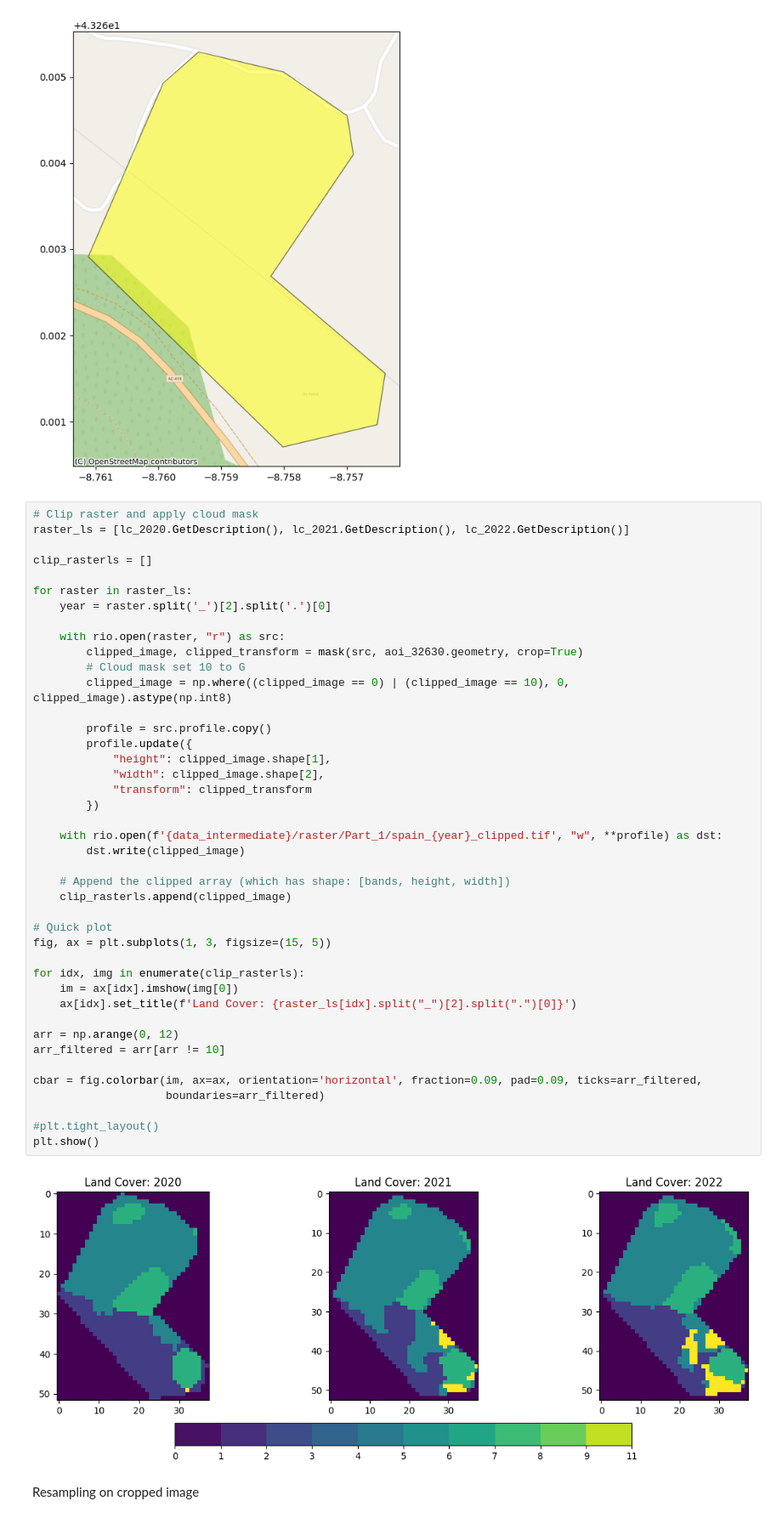
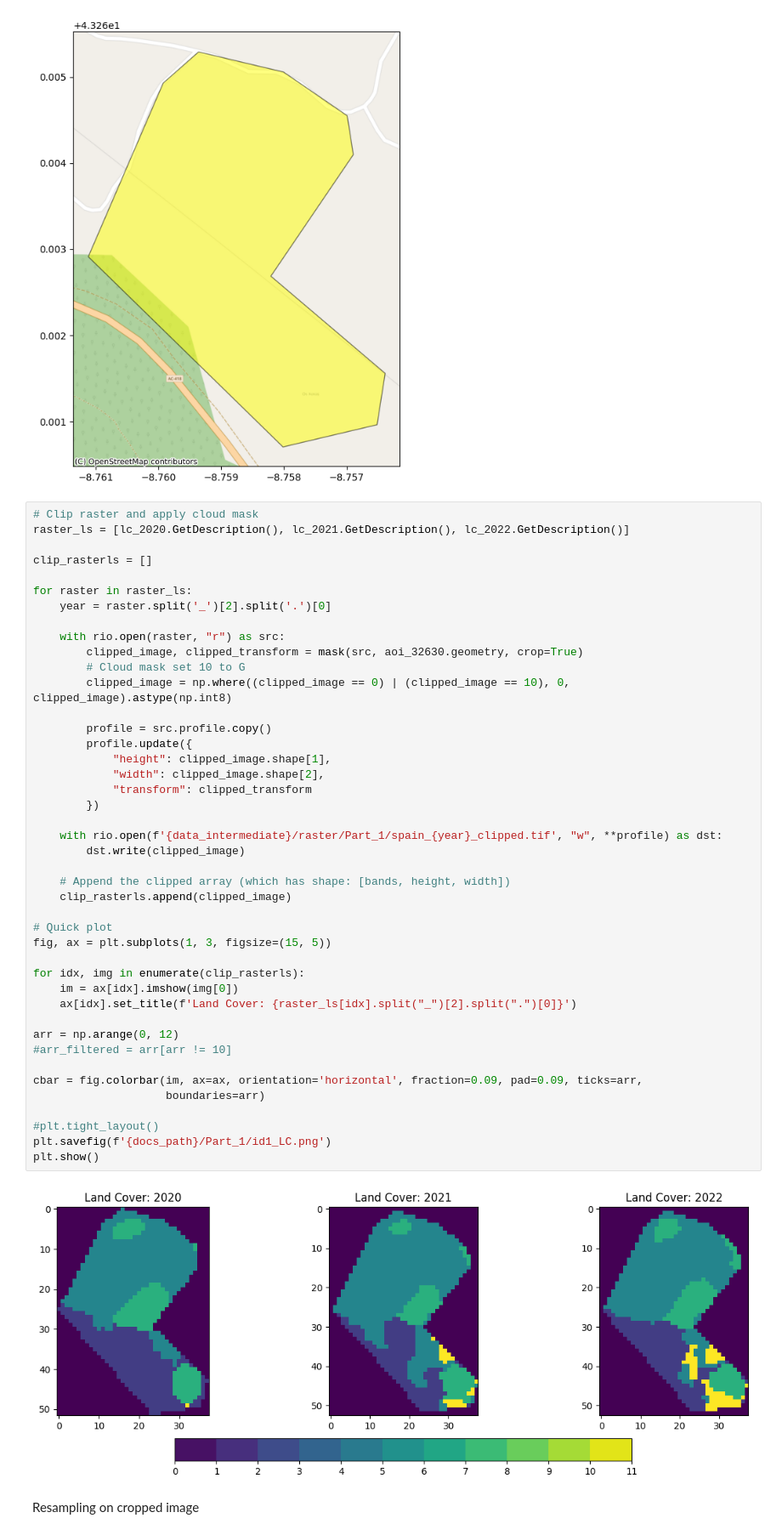
Before and after one commit to chrischank/Land-Cover-Change, a Jupyter notebook: notebooks/Part1_LCC.ipynb, the cells around one changed output. Shown: that part at 85% size. Saved outputs shown, nothing was run; the diff lists cells and outputs as text.

Commit message:
docs(v0.1.3): plot output

```diff
--- a/notebooks/Part1_LCC.ipynb
+++ b/notebooks/Part1_LCC.ipynb
@@ -96,37 +97,38 @@ for raster in raster_ls:
         clipped_image, clipped_transform = mask(src, aoi_32630.geometry, crop=True)
         # Cloud mask set 10 to G
         clipped_image = np.where((clipped_image == 0) | (clipped_image == 10), 0, clipped_image).astype(np.int8)
 
         profile = src.profile.copy()
         profile.update({
             "height": clipped_image.shape[1],
             "width": clipped_image.shape[2],
             "transform": clipped_transform
         })
 
     with rio.open(f'{data_intermediate}/raster/Part_1/spain_{year}_clipped.tif', "w", **profile) as dst:
         dst.write(clipped_image)
 
     # Append the clipped array (which has shape: [bands, height, width])
     clip_rasterls.append(clipped_image)
 
 # Quick plot
 fig, ax = plt.subplots(1, 3, figsize=(15, 5))
 
 for idx, img in enumerate(clip_rasterls):
     im = ax[idx].imshow(img[0])
     ax[idx].set_title(f'Land Cover: {raster_ls[idx].split("_")[2].split(".")[0]}')
 
 arr = np.arange(0, 12)
-arr_filtered = arr[arr != 10]
+#arr_filtered = arr[arr != 10]
 
-cbar = fig.colorbar(im, ax=ax, orientation='horizontal', fraction=0.09, pad=0.09, ticks=arr_filtered,
-                    boundaries=arr_filtered)
+cbar = fig.colorbar(im, ax=ax, orientation='horizontal', fraction=0.09, pad=0.09, ticks=arr,
+                    boundaries=arr)
 
 #plt.tight_layout()
+plt.savefig(f'{docs_path}/Part_1/id1_LC.png')
 plt.show()
 # %% [output]
-[figure, old version]
+[figure, new version]
 # %% [markdown]
 Resampling on cropped image
 # %%
```
Also changed, not shown: parts of 6 cells of this notebook, 4 other files.
